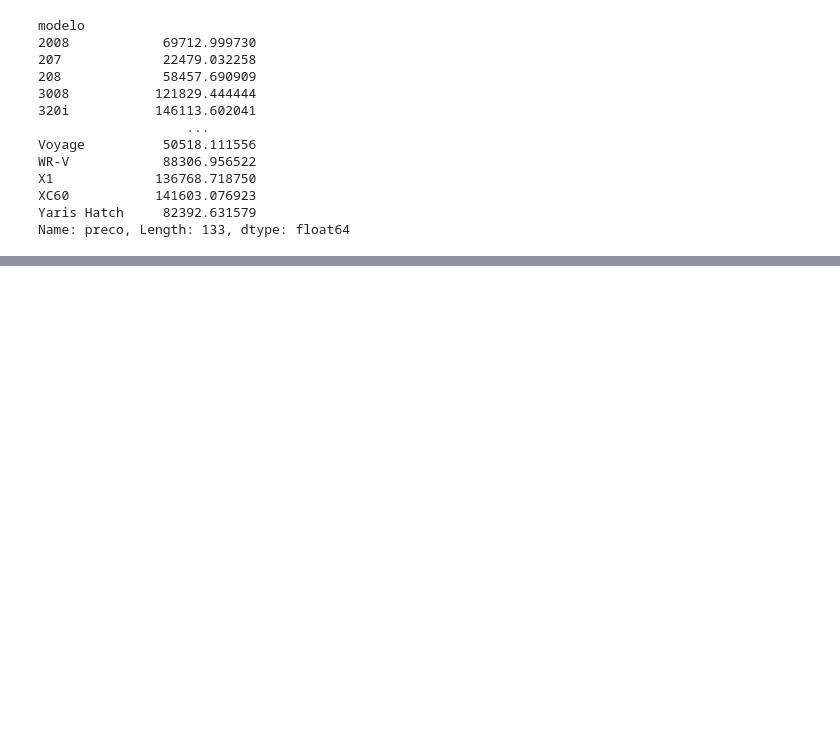
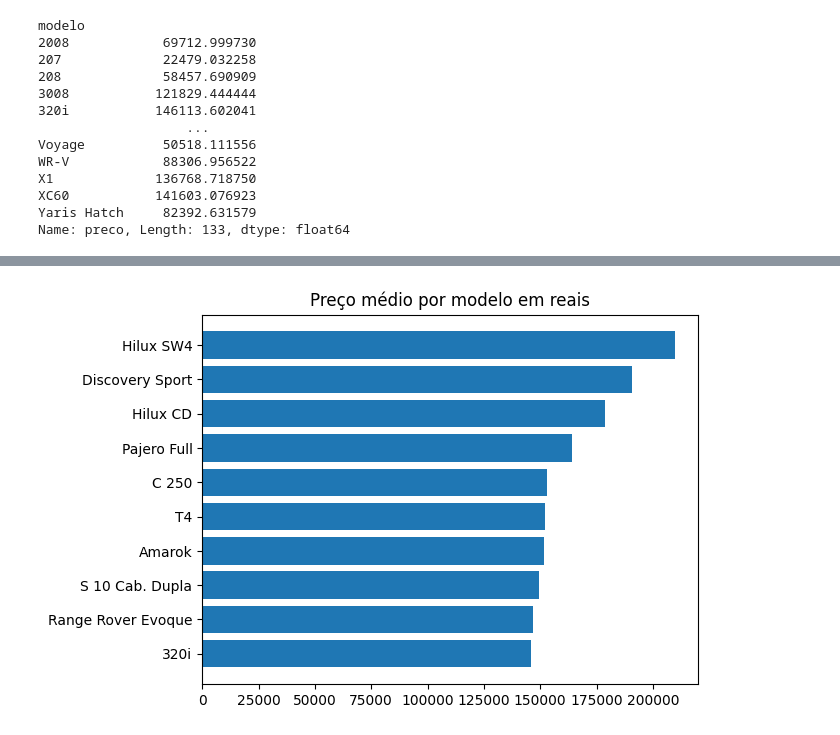
Before and after one commit to Ga-ol-an/adv_data_mining_final_work, a Jupyter notebook: notebooks/price_means.ipynb, the cells around one changed output, grey strips where cells are left out. Saved outputs shown, nothing was run; the diff lists cells and outputs as text; code cells hidden in the pictures; blank space fills up the shorter version.

Commit message:
Vertical Bar Graph with models' means

```diff
--- a/notebooks/price_means.ipynb
+++ b/notebooks/price_means.ipynb
@@ -81,4 +51,5 @@ def add_mean_per_model(row):
     return models_mean[row["modelo"]]
 
 df["media-modelo"] = df.apply(add_mean_per_model, axis=1)
-df.to_csv("../outputs/db_filtrado_media_por_modelo.csv")
+models_and_prices = df[["modelo", "media-modelo"]]
+models_and_prices
@@ -84,0 +70,2 @@ df.to_csv("../outputs/db_filtrado_media_por_modelo.csv")
+# %%
+models_and_prices_short = models_and_prices.sort_values(by=["media-modelo"], ascending=False).groupby("modelo").head(1)[:10]
@@ -84,0 +86,7 @@ df.to_csv("../outputs/db_filtrado_media_por_modelo.csv")
+# %%
+fig, ax = plt.subplots(1, 1)
+ax.set_title("Preço médio por modelo em reais")
+ax.barh(models_and_prices_short["modelo"], models_and_prices_short["media-modelo"])
+ax.invert_yaxis()
+# %% [output]
+[figure, added]
```
Also changed, not shown: parts of 7 cells of this notebook, 2 other files.
